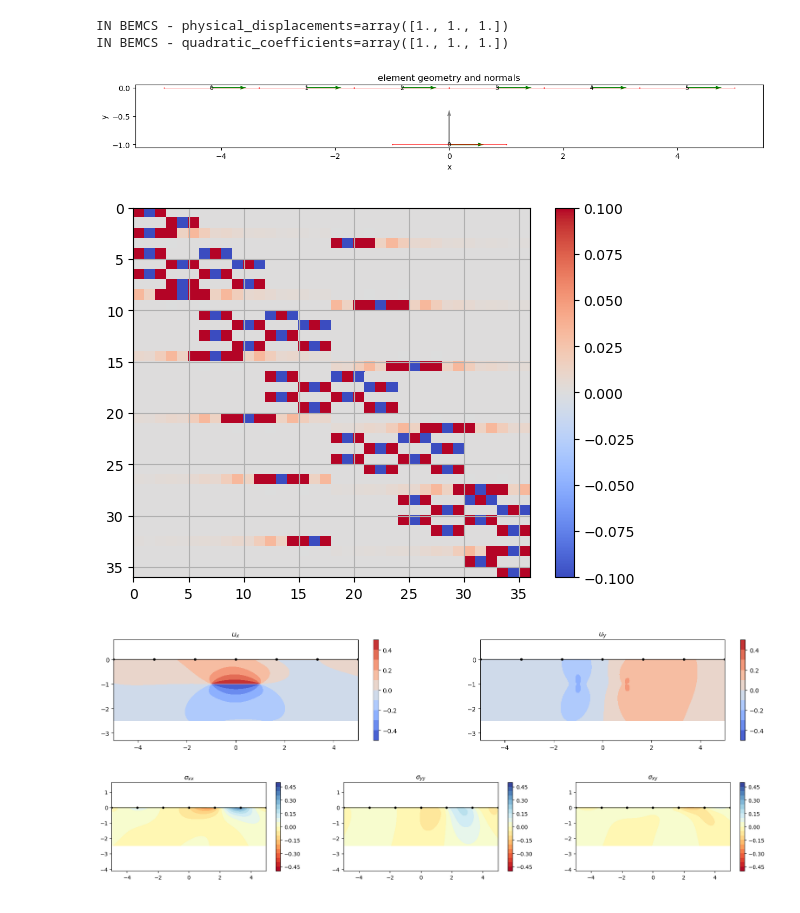
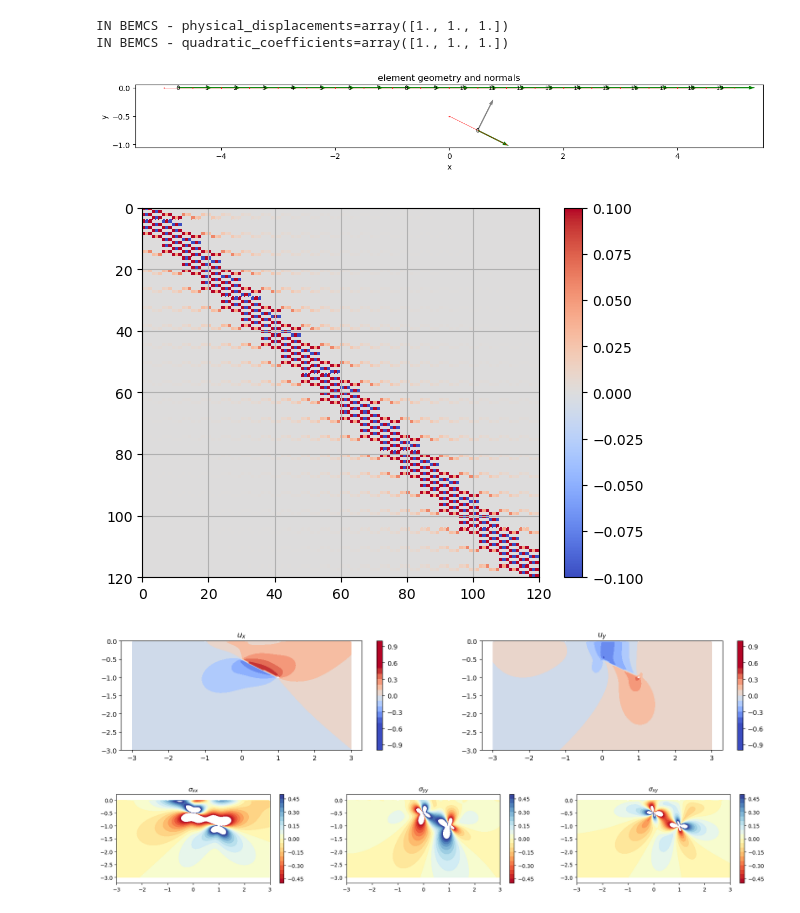
Before and after one commit to mallickrishg/bemcs, a Jupyter notebook: examples/examples_2_freesurface.ipynb, the cells around one changed output. Saved outputs shown, nothing was run; the diff lists cells and outputs as text; code cells hidden in the pictures.

Commit message:
possibly fixed example 2 - need to check okada

```diff
--- a/examples/examples_2_freesurface.ipynb
+++ b/examples/examples_2_freesurface.ipynb
@@ -43,7 +43,7 @@ mu = 1
 nu = 0.25
 
 # create a uniform mesh of the free surface
-n_elements = 6
+n_elements = 20
 L_fault = 10 # fault length in x
 xmesh = np.linspace(-L_fault/2,L_fault/2,n_elements+1)
 x1 = xmesh[0:-1]
@@ -76,9 +76,9 @@ for i in range(n_elements):
 # create a source (use constant slip)
 element = {}
 source = []
-element["x1"] = -1.
+element["x1"] = 0.
 element["x2"] = 1.0
-element["y1"] = -1.
+element["y1"] = -0.5
 element["y2"] = -1.
 source.append(element.copy())
 source = bemcs.standardize_elements(source)
@@ -104,7 +104,7 @@ plt.show()
 # %% [output]
 IN BEMCS - physical_displacements=array([1., 1., 1.])
 IN BEMCS - quadratic_coefficients=array([1., 1., 1.])
-[figure, old version]
+[figure, new version]
 # %%
 # compute shear and tensile stress kernels
 # kernels are [Kxx,Kyy,Kxy,Gx,Gy] x [Nobs x Ncoefficients]
@@ -138,9 +138,22 @@ matrix_system[0:2,:] = matrix_slip[0:2:]
 matrix_system[-2:,:] = matrix_slip[-2:,:]
 
 # patch center nodes (for x,y components)
-# this part is not right - need to assemble as inter-mixed kernels
-matrix_system[2:-3:6,:] = np.hstack((tractionkernels_s[0],tractionkernels_n[0])) # x component
-matrix_system[3:-2:6,:] = np.hstack((tractionkernels_s[1],tractionkernels_n[1])) # y component
+matrix_tx = np.zeros((len(elements),6*len(elements)))
+matrix_ty = np.zeros((len(elements),6*len(elements)))
+matrix_tx[:,0::6] = tractionkernels_s[0][:,0::3]
+matrix_tx[:,1::6] = tractionkernels_s[0][:,1::3]
+matrix_tx[:,2::6] = tractionkernels_s[0][:,2::3]
+matrix_tx[:,3::6] = tractionkernels_n[0][:,0::3]
+matrix_tx[:,4::6] = tractionkernels_n[0][:,1::3]
+matrix_tx[:,5::6] = tractionkernels_n[0][:,2::3]
+matrix_ty[:,0::6] = tractionkernels_s[1][:,0::3]
+matrix_ty[:,1::6] = tractionkernels_s[1][:,1::3]
+matrix_ty[:,2::6] = tractionkernels_s[1][:,2::3]
+matrix_ty[:,3::6] = tractionkernels_n[1][:,0::3]
+matrix_ty[:,4::6] = tractionkernels_n[1][:,1::3]
+matrix_ty[:,5::6] = tractionkernels_n[1][:,2::3]
+matrix_system[2:-3:6,:] = matrix_tx # x component
+matrix_system[3:-2:6,:] = matrix_ty # y component np.hstack((tractionkernels_s[1],tractionkernels_n[1]))
 
 # overlapping interior nodes (apply slip continuity and smoothness)
 # continuity
@@ -170,12 +183,12 @@ for i in range(len(elements)):
     quadratic_coefs_s[3*i:3*(i+1)] = quadratic_coefs[6*i:6*i+3]
     quadratic_coefs_n[3*i:3*(i+1)] = quadratic_coefs[6*i+3:6*(i+1)]
 # %% [output]
-[figure, old version]
+[figure, new version]
 # %%
 n_obs = 100
-width = 5
+width = 3
 x_plot = np.linspace(-width, width, n_obs)
-y_plot = np.linspace(-width/2, 0, n_obs)
+y_plot = np.linspace(-width, 0, n_obs)
 
 x_plot, y_plot = np.meshgrid(x_plot, y_plot)
 x_plot = x_plot.flatten()
@@ -196,11 +209,11 @@ syy = kernels_source_s[1] @ (quadratic_source) + kernels_s[1] @ quadratic_coefs_
 sxy = kernels_source_s[2] @ (quadratic_source) + kernels_s[2] @ quadratic_coefs_s + kernels_n[2] @ quadratic_coefs_n
 # %%
 # displacements
-plt.figure(figsize=(20,3))
+plt.figure(figsize=(18,3))
 plt.subplot(1, 2, 1)
-plt.contourf(x_plot.reshape(n_obs, n_obs), y_plot.reshape(n_obs, n_obs), ux.reshape(n_obs, n_obs),cmap='coolwarm',levels=np.linspace(-0.5, 0.5, 11),vmin=-0.5,vmax=0.5)
-for element in elements:
-    plt.plot([element["x1"], element["x2"]],[element["y1"], element["y2"]],".-k",linewidth=1.0)
+plt.contourf(x_plot.reshape(n_obs, n_obs), y_plot.reshape(n_obs, n_obs), ux.reshape(n_obs, n_obs),cmap='coolwarm',levels=np.linspace(-1., 1., 21),vmin=-0.5,vmax=0.5)
+# for element in elements:
+#     plt.plot([element["x1"], element["x2"]],[element["y1"], element["y2"]],".-k",linewidth=1.0)
 plt.clim(-0.5,0.5)
 plt.colorbar()
 # plt.quiver(x_plot[0::nskip_plot],y_plot[0::nskip_plot],ux[0::nskip_plot],uy[0::nskip_plot])
@@ -208,51 +221,51 @@ plt.axis("equal")
 plt.title("$u_x$")
 
 plt.subplot(1, 2, 2)
-plt.contourf(x_plot.reshape(n_obs, n_obs), y_plot.reshape(n_obs, n_obs), uy.reshape(n_obs, n_obs),cmap='coolwarm',levels=np.linspace(-0.5, 0.5, 11),vmin=-0.5,vmax=0.5)
-for element in elements:
-    plt.plot([element["x1"], element["x2"]],[element["y1"], element["y2"]],".-k",linewidth=1.0)
+plt.contourf(x_plot.reshape(n_obs, n_obs), y_plot.reshape(n_obs, n_obs), uy.reshape(n_obs, n_obs),cmap='coolwarm',levels=np.linspace(-1., 1., 21),vmin=-0.5,vmax=0.5)
+# for element in elements:
+    # plt.plot([element["x1"], element["x2"]],[element["y1"], element["y2"]],".-k",linewidth=1.0)
 plt.clim(-0.5,0.5)
 plt.colorbar()
 # plt.quiver(x_plot[0::nskip_plot],y_plot[0::nskip_plot],ux[0::nskip_plot],uy[0::nskip_plot])
 plt.title("$u_y$")
 plt.axis("equal")
 plt.show()
 
 # plot stresses
 plt.figure(figsize=(22, 3))
 plt.subplot(1, 3, 1)
-toplot = kernels_s[0] @ (quadratic_coefs_s) + kernels_n[0] @ quadratic_coefs_n
+toplot = sxx
 plt.contourf(x_plot.reshape(n_obs, n_obs), y_plot.reshape(n_obs, n_obs), toplot.reshape(n_obs, n_obs),levels=np.linspace(-0.5, 0.5, 21),cmap='RdYlBu',vmin=-0.5,vmax=0.5)
-for element in elements:
-    plt.plot([element["x1"], element["x2"]],[element["y1"], element["y2"]],".-k",linewidth=1.0)
+# for element in elements:
+#     plt.plot([element["x1"], element["x2"]],[element["y1"], element["y2"]],".-k",linewidth=1.0)
 plt.colorbar()
 # plt.clim(-2,2)
 plt.axis("equal")
 plt.title("$\sigma_{xx}$")
 
 plt.subplot(1, 3, 2)
-toplot = kernels_s[1] @ quadratic_coefs_s + kernels_n[1] @ quadratic_coefs_n
+toplot = syy
 plt.contourf(x_plot.reshape(n_obs, n_obs), y_plot.reshape(n_obs, n_obs), toplot.reshape(n_obs, n_obs),levels=np.linspace(-0.5, 0.5, 21),cmap='RdYlBu',vmin=-0.5,vmax=0.5)
-for element in elements:
-    plt.plot([element["x1"], element["x2"]],[element["y1"], element["y2"]],".-k",linewidth=1.0)
+# for element in elements:
+#     plt.plot([element["x1"], element["x2"]],[element["y1"], element["y2"]],".-k",linewidth=1.0)
 plt.colorbar()
 # plt.clim(-1,1)
 plt.axis("equal")
 plt.title("$\sigma_{yy}$")
 
 plt.subplot(1, 3, 3)
-toplot = kernels_s[2] @ quadratic_coefs_s + kernels_n[2] @ quadratic_coefs_n
+toplot = sxy
 plt.contourf(x_plot.reshape(n_obs, n_obs), y_plot.reshape(n_obs, n_obs), toplot.reshape(n_obs, n_obs),levels=np.linspace(-0.5, 0.5, 21),cmap='RdYlBu',vmin=-0.5,vmax=0.5)
-for element in elements:
-    plt.plot([element["x1"], element["x2"]],[element["y1"], element["y2"]],".-k",linewidth=1.0)
+# for element in elements:
+#     plt.plot([element["x1"], element["x2"]],[element["y1"], element["y2"]],".-k",linewidth=1.0)
 plt.colorbar()
 # plt.clim(-1,1)
 plt.axis("equal")
 plt.title("$\sigma_{xy}$")
 plt.show()
 # %% [output]
-[figure, old version]
+[figure, new version]
-[figure, old version]
+[figure, new version]
 # %%
 # extract slip at nodes from quadratic coefficients
 slip_nodes = matrix_slip @ quadratic_coefs
```
Also changed, not shown: parts of 1 cell of this notebook.
